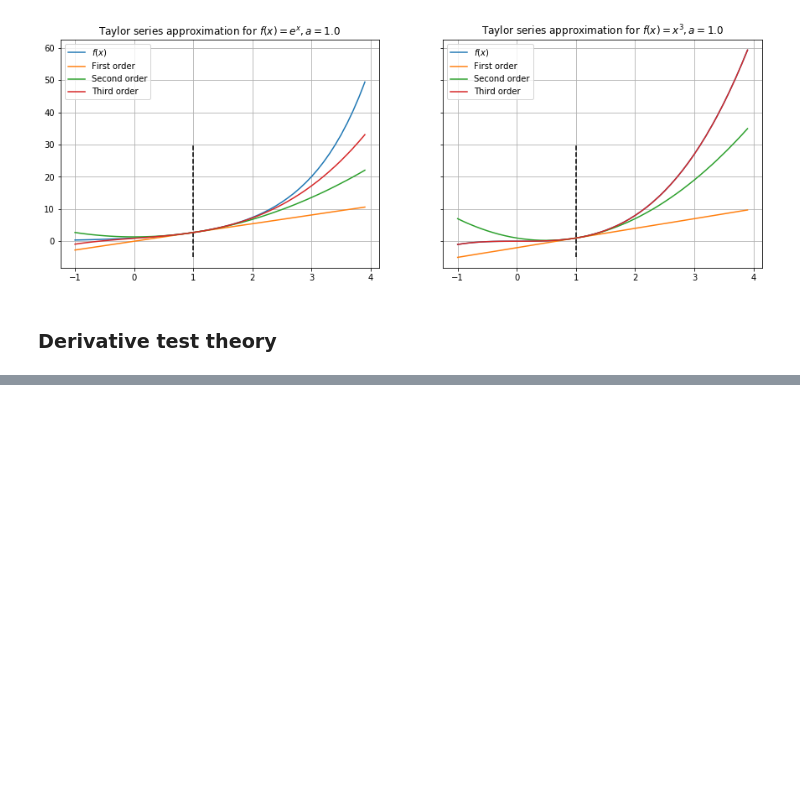
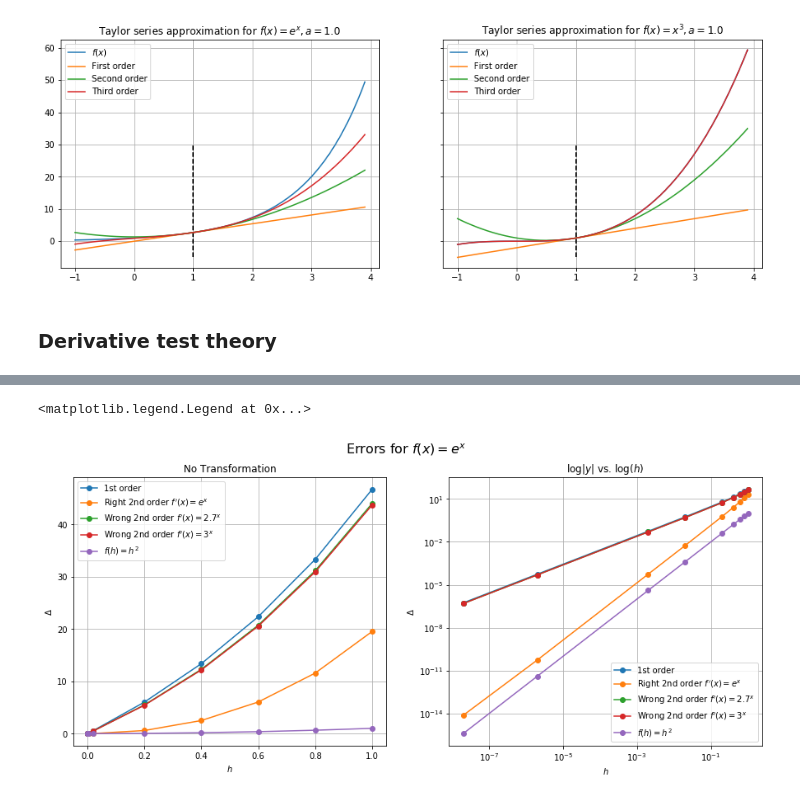
Before and after one commit to tXiao95/py_experiments, a Jupyter notebook: TaylorTheoremAndVerifyingDerivatives.ipynb, the cells around one changed output, grey strips where cells are left out. Cells and saved outputs as stored; diff of their text form; code cells hidden in the pictures; blank space fills up the shorter version.

```diff
--- a/TaylorTheoremAndVerifyingDerivatives.ipynb
+++ b/TaylorTheoremAndVerifyingDerivatives.ipynb
@@ -193,0 +219,56 @@ The log log plot turns them into lines, each with a slope equal to their exponen
+# %%
+def f(x):
+    return 10*np.exp(x)
+
+def f_grad(x):
+    return 10*np.exp(x)
+
+def f_grad_wrong(x):
+    return 2.7**x
+
+def f_grad_really_wrong(x):
+    return 3**x
+
+# BLUE - first order
+d1 = f(w+h*d)-f(w)
+# ORANGE - right second order
+d2 = f(w+h*d)-f(w)-f_grad(w)*(h*d)
+# GREEN - wrong second order
+d3 = f(w+h*d)-f(w)-f_grad_wrong(w)*(h*d)
+# RED - really wrong second order
+d4 = f(w+h*d)-f(w)-f_grad_really_wrong(w)*(h*d)
+
+# Actual plot
+l1 = "1st order"
+l2 = "Right 2nd order $f'(x)=e^x$"
+l3 = "Wrong 2nd order $f'(x)=2.7^x$"
+l4 = "Wrong 2nd order $f'(x)=3^x$"
+
+fig, ((ax1, ax2)) = plt.subplots(1, 2, figsize=(15,6))
+fig.suptitle("Errors for $f(x)=e^x$", fontsize=16)
+ax1.grid(b=True)
+ax2.grid(b=True)
+ax1.set_title("No Transformation")
+ax1.plot(h, d1, marker="o",label=l1)
+ax1.plot(h, d2, marker="o", label=l2)
+ax1.plot(h, d3, marker="o", label=l3)
+ax1.plot(h, d4, marker="o", label=l4)
+ax1.plot(h, h**2, marker="o", label="$f(h)=h^2$")
+ax1.set_ylabel("$\Delta$")
+ax1.set_xlabel("$h$")
+ax1.legend()
+
+ax2.set_title("$\log|y|$ vs. $\log(h)$")
+ax2.plot(h, np.abs(d1), marker="o",label=l1)
+ax2.plot(h, np.abs(d2), marker="o", label=l2)
+ax2.plot(h, np.abs(d3), marker="o", label=l3)
+ax2.plot(h, np.abs(d4), marker="o", label=l4)
+ax2.plot(h, h**2, marker="o", label="$f(h)=h^2$")
+ax2.set_ylabel("$\Delta$")
+ax2.set_xlabel("$h$")
+ax2.set_xscale("log")
+ax2.set_yscale("log")
+ax2.legend()
+# %% [output]
+<matplotlib.legend.Legend at 0x...>
+[figure, added]
```
Also changed, not shown: parts of 47 cells of this notebook.
